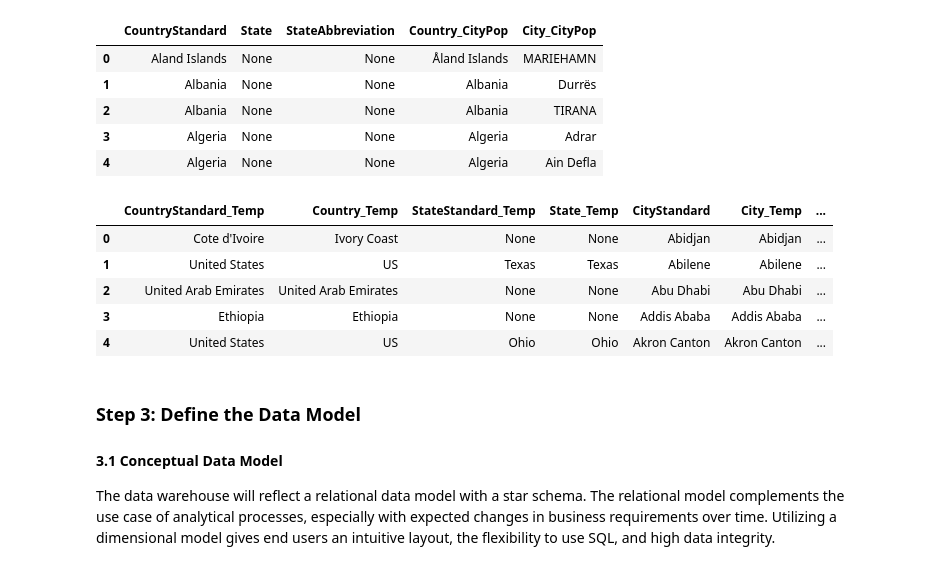
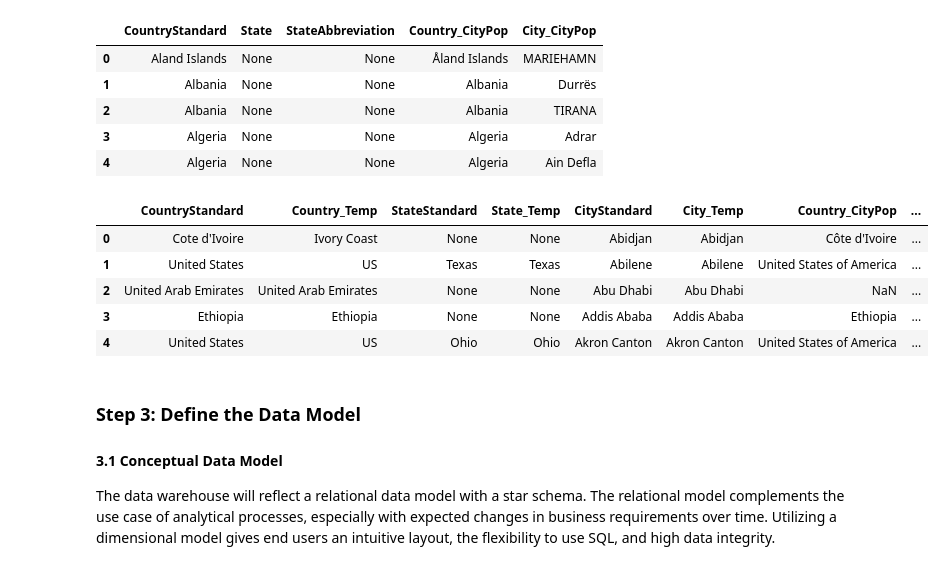
Before and after one commit to DonDuPontII/Data-Engineering-Udacity-Projects, a Jupyter notebook: Capstone-Project.ipynb, the cells around one changed output. Drawn from its saved outputs; the diff is of its cells as text; code cells hidden in the pictures.

Commit message:
Transform the source datasets to have standardized country, state, and city names.

```diff
--- a/Capstone-Project.ipynb
+++ b/Capstone-Project.ipynb
@@ -595,7 +515,0 @@ Various not found in regex
-# %%
-unique_refugee_origin.Origin_Country_or_Territory[unique_refugee_origin.Origin_Country_or_Territory == 'Serbia (and Kosovo: S/RES/1244 (1999))'] = 'Serbia'
-refugee_OriginCountry_list = unique_refugee_origin['Origin_Country_or_Territory'].tolist()
-refugee_Origin_standard_names = coco.convert(names=refugee_OriginCountry_list, to='name_short')
-unique_refugee_origin['CountryStandard'] = refugee_Origin_standard_names
-unique_refugee_origin.head()
-# print(refugee_Origin_standard_names)
@@ -612,4 +515,0 @@ Tibetans not found in regex
-# %%
-# Replace values not found with source value
-unique_refugee_asylum.CountryStandard[unique_refugee_asylum.CountryStandard == 'not found'] = unique_refugee_asylum.Asylum_Country_or_Territory
-unique_refugee_origin.CountryStandard[unique_refugee_origin.CountryStandard == 'not found'] = unique_refugee_origin.Origin_Country_or_Territory
@@ -699,14 +600,14 @@ unique_citypop_city.head()
 | 4 | Algeria | None | None | Algeria | Ain Defla |
 # %%
 # Build mapping for state, city, and country standards
-# The termperature source joins to the city poulation source several
-# time to populate the city field as best as possible without too much hardcoding.
+# The termperature source joins to the city poulation source several times
+# to populate the city field as best as possible without too much hardcoding.
 temp_city_map = sqldf("""
     SELECT DISTINCT
-        unique_temp_city.CountryStandard as CountryStandard_Temp,
+        unique_temp_city.CountryStandard as CountryStandard,
         unique_temp_city.Country_Temp,
         --unique_citypop_city.Country_CityPop,
-        unique_temp_city.State_Temp as StateStandard_Temp,
+        unique_temp_city.State_Temp as StateStandard,
         unique_temp_city.State_Temp,
         --COALESCE(CityUS.State, CityUSPartial.State) as State_CityPop,
         unique_temp_city.City_Temp as CityStandard,
@@ -801,8 +702,8 @@ temp_city_map = sqldf("""
 # Join mapping to city population set to have standard naming across
 citypop_city_map = sqldf("""
     SELECT DISTINCT
-        CityPop.CountryStandard as CountryStandard_CityPop,
-        COALESCE(temp_city_map.StateStandard_Temp, CityPop.State) as StateStandard_CityPop,
+        CityPop.CountryStandard,
+        COALESCE(temp_city_map.StateStandard, CityPop.State) as StateStandard,
         COALESCE(temp_city_map.CityStandard, CityPop.City_CityPop) as CityStandard,
         CityPop.Country_CityPop,
         CityPop.State as State_CityPop,
@@ -810,22 +711,22 @@ citypop_city_map = sqldf("""
     FROM unique_citypop_city AS CityPop
     LEFT JOIN temp_city_map
         ON CityPop.City_CityPop = temp_city_map.City_CityPop
-            AND CityPop.CountryStandard = temp_city_map.CountryStandard_Temp
+            AND CityPop.CountryStandard = temp_city_map.CountryStandard
     """)
 
 # Propercase the city standard, so it's clean in presentation
 citypop_city_map["CityStandard"] = citypop_city_map["CityStandard"].str.title()
 
-# Drop city name that is a duplicate when the two mapping tables merge in the following step
+# Drop city name to avoid duplicate fields in the proceeding step
 temp_city_map = temp_city_map.drop(columns=['City_CityPop'])
 # %%
 # Full outer join on city maps
-city_map = pd.merge(temp_city_map, citypop_city_map, on='CityStandard', how='outer')
+city_map = pd.merge(temp_city_map, citypop_city_map, on=['CityStandard', 'CountryStandard', 'StateStandard'], how='outer')
 city_map.head()
 # %% [output]
-|  | CountryStandard_Temp | Country_Temp | StateStandard_Temp | State_Temp | CityStandard | City_Temp | ... |
-| 0 | Cote d'Ivoire | Ivory Coast | None | None | Abidjan | Abidjan | ... |
-| 1 | United States | US | Texas | Texas | Abilene | Abilene | ... |
-| 2 | United Arab Emirates | United Arab Emirates | None | None | Abu Dhabi | Abu Dhabi | ... |
-| 3 | Ethiopia | Ethiopia | None | None | Addis Ababa | Addis Ababa | ... |
-| 4 | United States | US | Ohio | Ohio | Akron Canton | Akron Canton | ... |
+|  | CountryStandard | Country_Temp | StateStandard | State_Temp | CityStandard | City_Temp | Country_CityPop | ... |
+| 0 | Cote d'Ivoire | Ivory Coast | None | None | Abidjan | Abidjan | Côte d'Ivoire | ... |
+| 1 | United States | US | Texas | Texas | Abilene | Abilene | United States of America | ... |
+| 2 | United Arab Emirates | United Arab Emirates | None | None | Abu Dhabi | Abu Dhabi | NaN | ... |
+| 3 | Ethiopia | Ethiopia | None | None | Addis Ababa | Addis Ababa | Ethiopia | ... |
+| 4 | United States | US | Ohio | Ohio | Akron Canton | Akron Canton | United States of America | ... |
```
Also changed, not shown: parts of 24 cells of this notebook.
